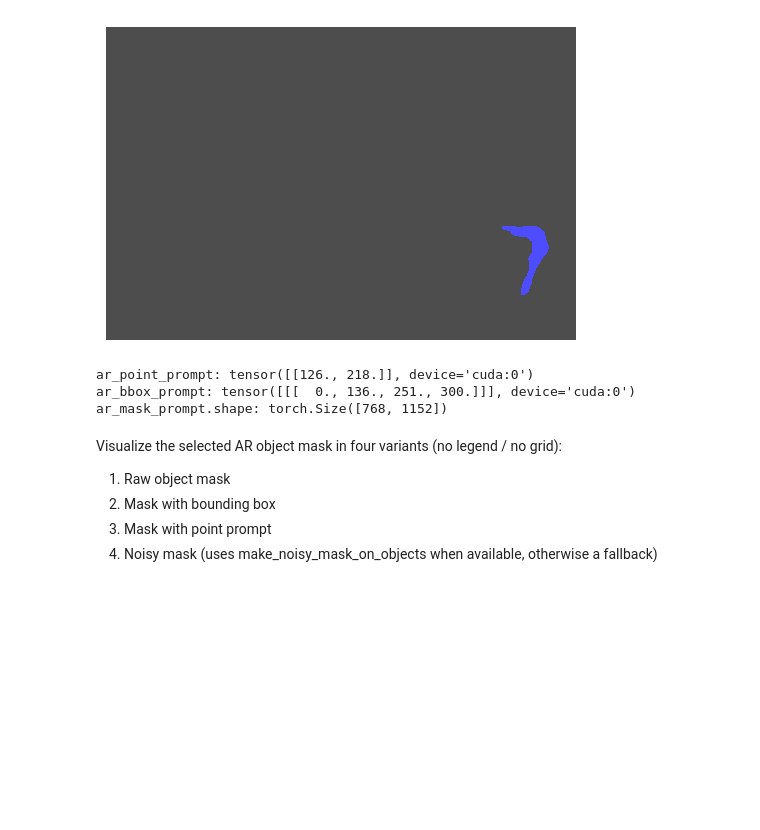
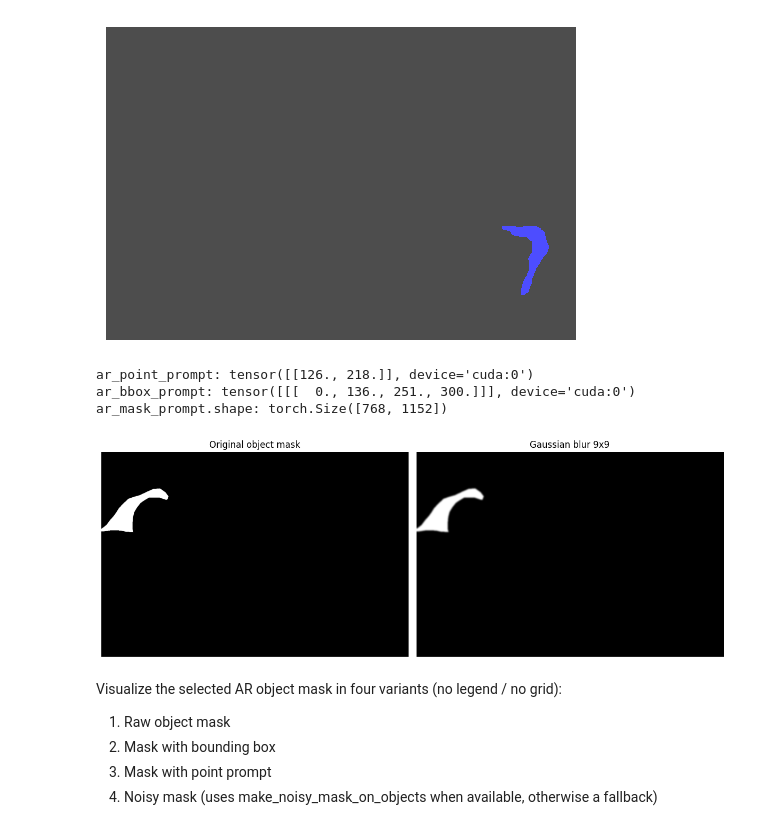
Before and after one commit to thangible/ClimateSAM, a Jupyter notebook: documentation.ipynb, the cells around one changed output. Drawn from its saved outputs; the diff is of its cells as text; code cells hidden in the pictures; blank space fills up the shorter version.

```diff
--- a/documentation.ipynb
+++ b/documentation.ipynb
@@ -457,6 +456,47 @@ print("ar_mask_prompt.shape:", ar_mask_prompt.shape)
 ar_point_prompt: tensor([[126., 218.]], device='cuda:0')
 ar_bbox_prompt: tensor([[[  0., 136., 251., 300.]]], device='cuda:0')
 ar_mask_prompt.shape: torch.Size([768, 1152])
+# %%
+# Apply a 9x9 Gaussian blur to `obj` and plot original vs blurred.
+# Relies on existing notebook variables: obj, cv2, np, plt, torch
+
+# prepare numpy array from obj (move to CPU if needed)
+if isinstance(obj, torch.Tensor):
+    arr = obj.detach().cpu().numpy()
+else:
+    arr = np.array(obj)
+
+# collapse possible channel/batch dims -> (H, W)
+if arr.ndim == 4:           # (N, C, H, W)
+    arr = arr[0]
+if arr.ndim == 3 and arr.shape[0] == 1:  # (1, H, W)
+    arr = arr[0]
+elif arr.ndim == 3 and arr.shape[0] != 1:  # (C, H, W)
+    arr = arr.max(axis=0)
+
+# ensure float32 in [0,1] for plotting/blur
+arr = arr.astype(np.float32)
+arr = np.clip(arr, 0.0, 1.0)
+
+# apply Gaussian blur with 9x9 kernel
+blurred = cv2.GaussianBlur(arr, (15, 15), sigmaX=0)
+
+# plot side-by-side
+plt.figure(figsize=(12, 6))
+plt.subplot(1, 2, 1)
+plt.imshow(arr, cmap='gray', vmin=0, vmax=1)
+plt.title('Original object mask')
+plt.axis('off')
+
+plt.subplot(1, 2, 2)
+plt.imshow(blurred, cmap='gray', vmin=0, vmax=1)
+plt.title('Gaussian blur 9x9')
+plt.axis('off')
+
+plt.tight_layout()
+plt.show()
+# %% [output]
+[figure, added]
 # %% [markdown]
 Visualize the selected AR object mask in four variants (no legend / no grid):
 
```
Also changed, not shown: parts of 1 cell of this notebook, 3 other files.
